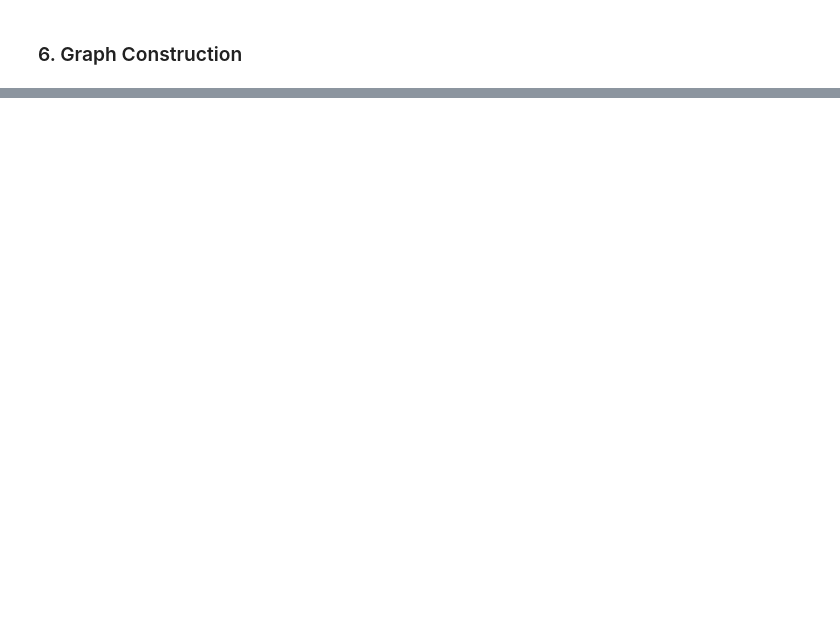
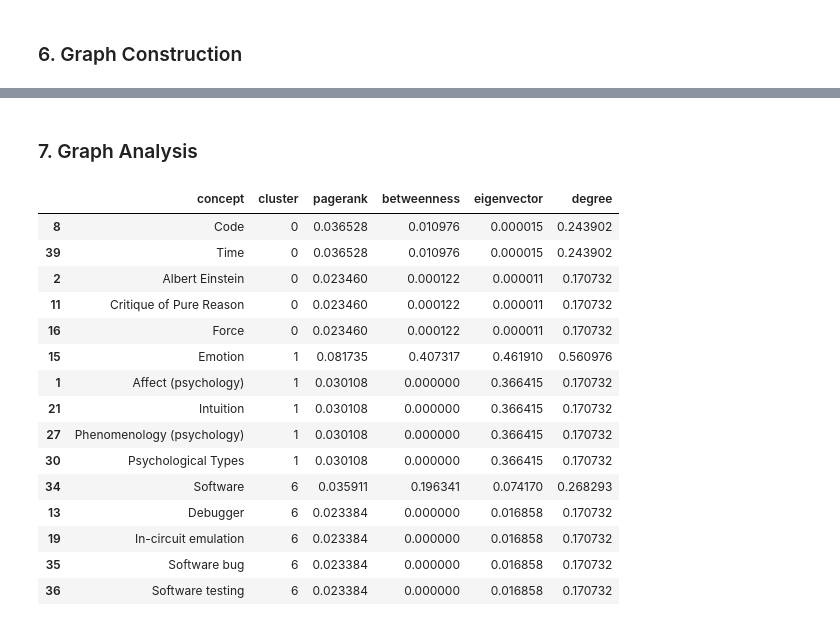
Before and after one commit to Br111t/notebook-to-prod-template, a Jupyter notebook: notebooks/example.ipynb, the cells around one changed output, grey strips where cells are left out. Saved outputs shown, nothing was run; the diff lists cells and outputs as text; code cells hidden in the pictures; blank space fills up the shorter version.

```diff
--- a/notebooks/example.ipynb
+++ b/notebooks/example.ipynb
@@ -671,0 +236,47 @@ By selectively combining structure, weight, layout, and styling, your semantic n
+# %% [markdown]
+
+### 7. Graph Analysis
+# %%
+# 7.1 Centrality & ranking
+metrics = sg.metrics
+
+# 7.3 Export a summary table
+df_features = (
+    pd.DataFrame(
+        {
+            "cluster": partition,
+            "pagerank": metrics["pagerank"],
+            "betweenness": metrics["betweenness"],
+            "eigenvector": metrics["eigenvector"],
+            "degree": metrics["degree"],
+        }
+    )
+    .reset_index()
+    .rename(columns={"index": "concept"})
+)
+# df_features.to_csv("concept_features.csv", index=False)
+
+top_concepts = (
+    df_features.sort_values(["cluster", "pagerank"], ascending=[True, False])
+    .groupby("cluster", group_keys=False)
+    .head(5)
+)
+
+top_concepts
+# %% [output]
+|  | concept | cluster | pagerank | betweenness | eigenvector | degree |
+| 8 | Code | 0 | 0.036528 | 0.010976 | 0.000015 | 0.243902 |
+| 39 | Time | 0 | 0.036528 | 0.010976 | 0.000015 | 0.243902 |
+| 2 | Albert Einstein | 0 | 0.023460 | 0.000122 | 0.000011 | 0.170732 |
+| 11 | Critique of Pure Reason | 0 | 0.023460 | 0.000122 | 0.000011 | 0.170732 |
+| 16 | Force | 0 | 0.023460 | 0.000122 | 0.000011 | 0.170732 |
+| 15 | Emotion | 1 | 0.081735 | 0.407317 | 0.461910 | 0.560976 |
+| 1 | Affect (psychology) | 1 | 0.030108 | 0.000000 | 0.366415 | 0.170732 |
+| 21 | Intuition | 1 | 0.030108 | 0.000000 | 0.366415 | 0.170732 |
+| 27 | Phenomenology (psychology) | 1 | 0.030108 | 0.000000 | 0.366415 | 0.170732 |
+| 30 | Psychological Types | 1 | 0.030108 | 0.000000 | 0.366415 | 0.170732 |
+| 34 | Software | 6 | 0.035911 | 0.196341 | 0.074170 | 0.268293 |
+| 13 | Debugger | 6 | 0.023384 | 0.000000 | 0.016858 | 0.170732 |
+| 19 | In-circuit emulation | 6 | 0.023384 | 0.000000 | 0.016858 | 0.170732 |
+| 35 | Software bug | 6 | 0.023384 | 0.000000 | 0.016858 | 0.170732 |
+| 36 | Software testing | 6 | 0.023384 | 0.000000 | 0.016858 | 0.170732 |
```
Also changed, not shown: parts of 30 cells of this notebook, 3 other files.
